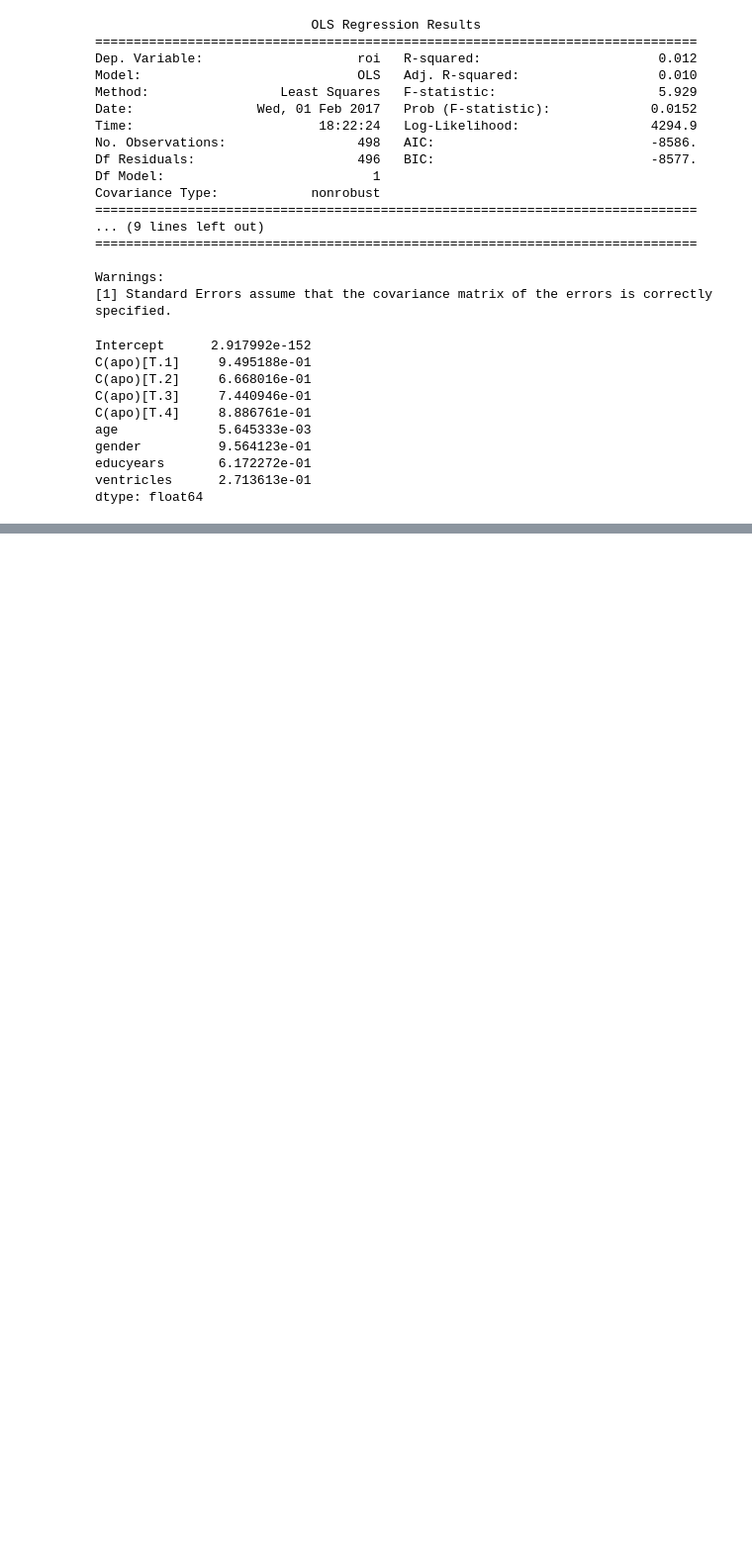
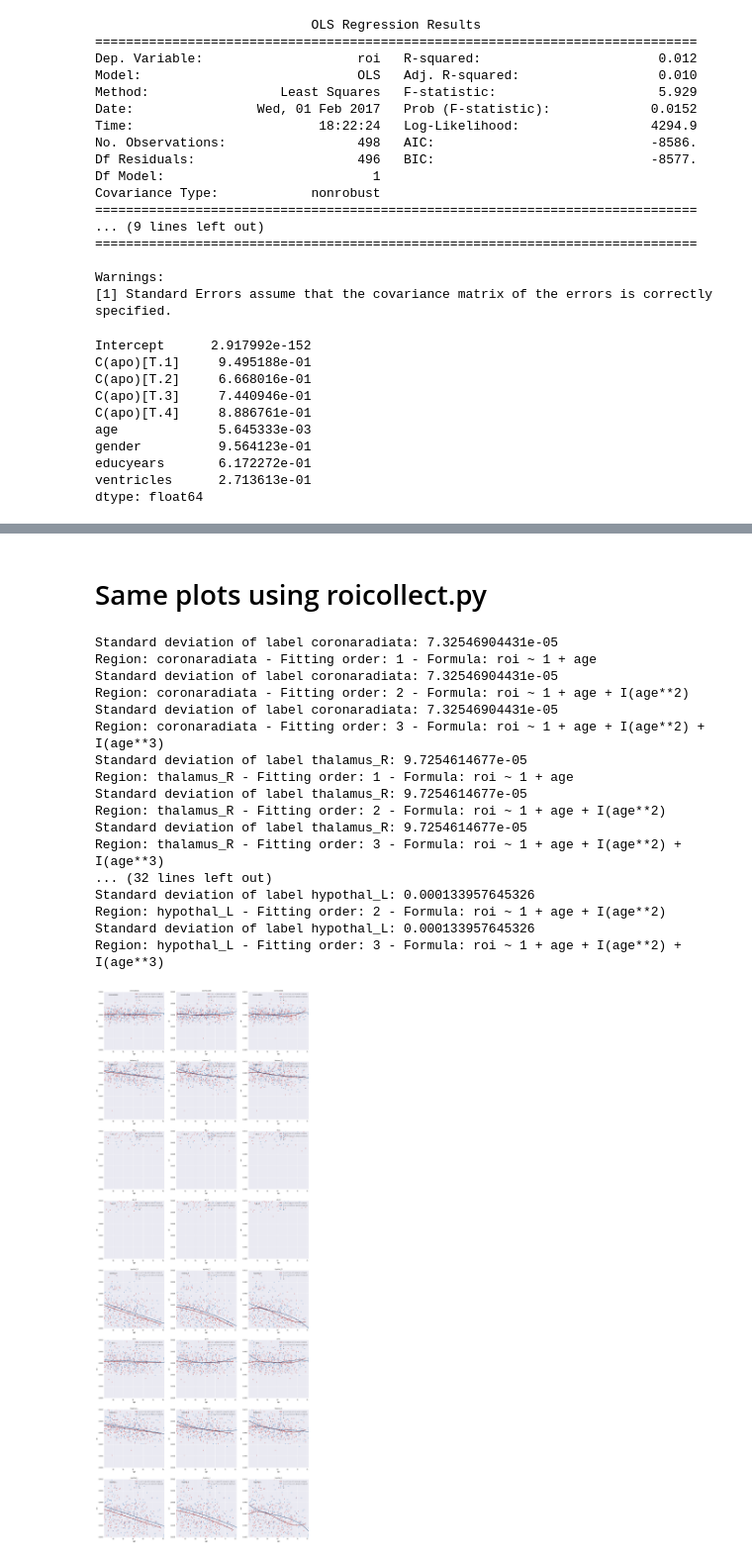
Before and after one commit to xgrg/alfa, a Jupyter notebook: notebooks/ROI analyses/ROI analysis (MNI space) DARTEL csf.5 (ROI ANTs).ipynb, the cells around one changed output, grey strips where cells are left out. Shown at 99% size. Drawn from its saved outputs; the diff is of its cells as text; code cells hidden in the pictures; blank space fills up the shorter version.

Commit message:
Added roicollect.py (and updated notebooks accordingly)

```diff
--- a/notebooks/ROI analyses/ROI analysis (MNI space) DARTEL csf.5 (ROI ANTs).ipynb
+++ b/notebooks/ROI analyses/ROI analysis (MNI space) DARTEL csf.5 (ROI ANTs).ipynb
@@ -476,0 +472,37 @@ dtype: float64
+# %% [markdown]
+# Same plots using roicollect.py
+# %%
+%run /home/grg/git/alfa/nilearn-helper.py
+%matplotlib inline
+%run /home/grg/git/alfa/roicollect.py
+#subjects = json.load(open(osp.join('/home/grg/spm', 'data', 'subjects.json')))
+data = pd.read_excel('/tmp/covariates.xls')
+data['subject'] = data.index
+data = data.sort_values(['apo', 'subject'])
+src='/home/grg/spm/ROIapoE/ROI_ANTs/roi_dartel_csf.5'
+filepattern='*stats.csv'
+csvfiles = glob(osp.join(src, filepattern))
+subjects = [string.atoi(e.split('/')[-1].split('_')[0][:5]) for e in csvfiles]
+labels = range(1,9)
+names = ['coronaradiata', 'thalamus_R', 'orb_L', 'orb_R', 'hypothal_R', 'pons', 'thalamus_L', 'hypothal_L', 'unknown']
+plot_regions(data, labels, do_correct=False, csvfiles=csvfiles, groups=['C', 'NC'],
+             subjects=subjects, names=dict([(e, n) for e,n in zip(labels,names)]), nb_orders=3)
+# %% [output]
+Standard deviation of label coronaradiata: 7.32546904431e-05
+Region: coronaradiata - Fitting order: 1 - Formula: roi ~ 1 + age
+Standard deviation of label coronaradiata: 7.32546904431e-05
+Region: coronaradiata - Fitting order: 2 - Formula: roi ~ 1 + age + I(age**2)
+Standard deviation of label coronaradiata: 7.32546904431e-05
+Region: coronaradiata - Fitting order: 3 - Formula: roi ~ 1 + age + I(age**2) + I(age**3)
+Standard deviation of label thalamus_R: 9.7254614677e-05
+Region: thalamus_R - Fitting order: 1 - Formula: roi ~ 1 + age
+Standard deviation of label thalamus_R: 9.7254614677e-05
+Region: thalamus_R - Fitting order: 2 - Formula: roi ~ 1 + age + I(age**2)
+Standard deviation of label thalamus_R: 9.7254614677e-05
+Region: thalamus_R - Fitting order: 3 - Formula: roi ~ 1 + age + I(age**2) + I(age**3)
+... (32 lines left out)
+Standard deviation of label hypothal_L: 0.000133957645326
+Region: hypothal_L - Fitting order: 2 - Formula: roi ~ 1 + age + I(age**2)
+Standard deviation of label hypothal_L: 0.000133957645326
+Region: hypothal_L - Fitting order: 3 - Formula: roi ~ 1 + age + I(age**2) + I(age**3)
+[figure, added]
```
Also changed, not shown: parts of 1 cell of this notebook, 4 other files.
